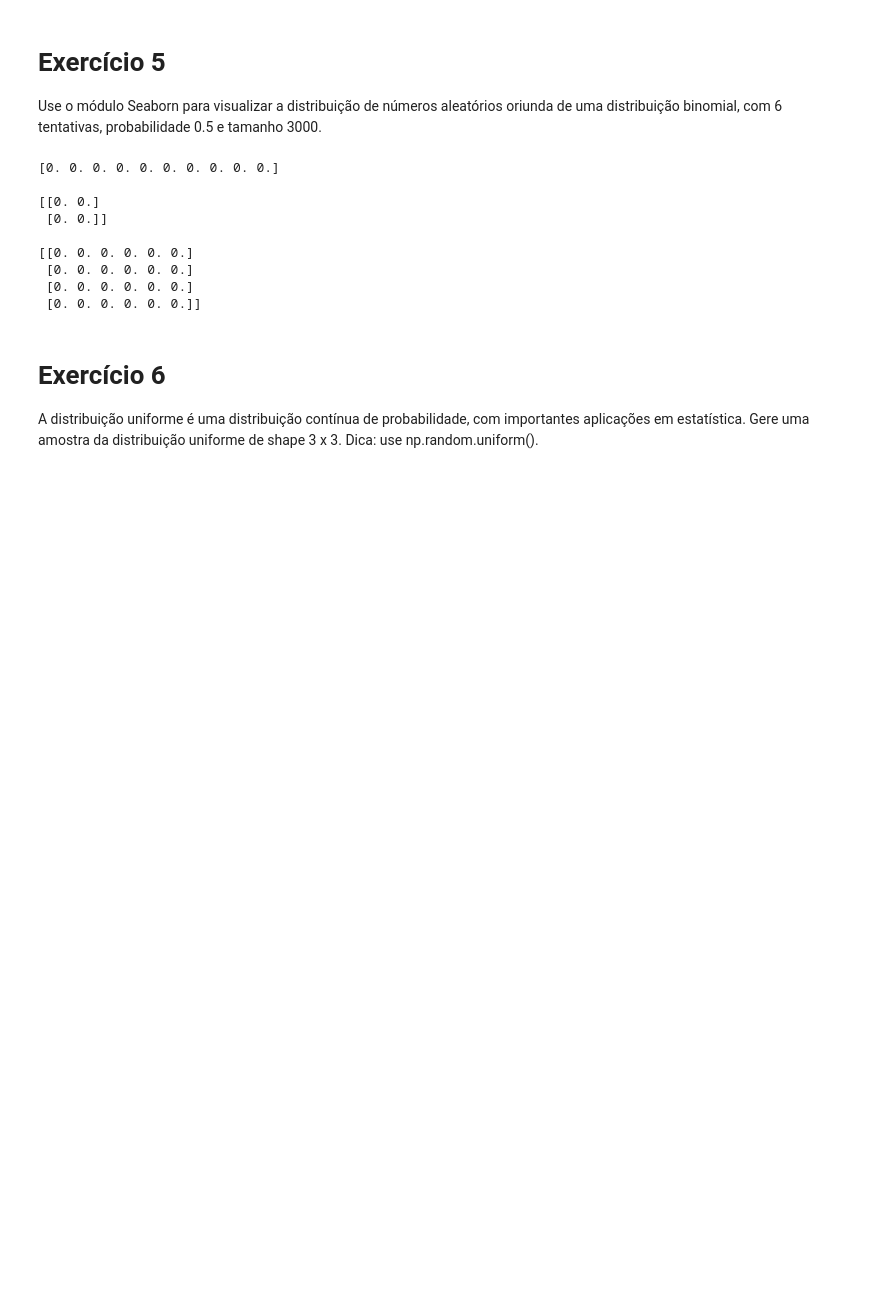
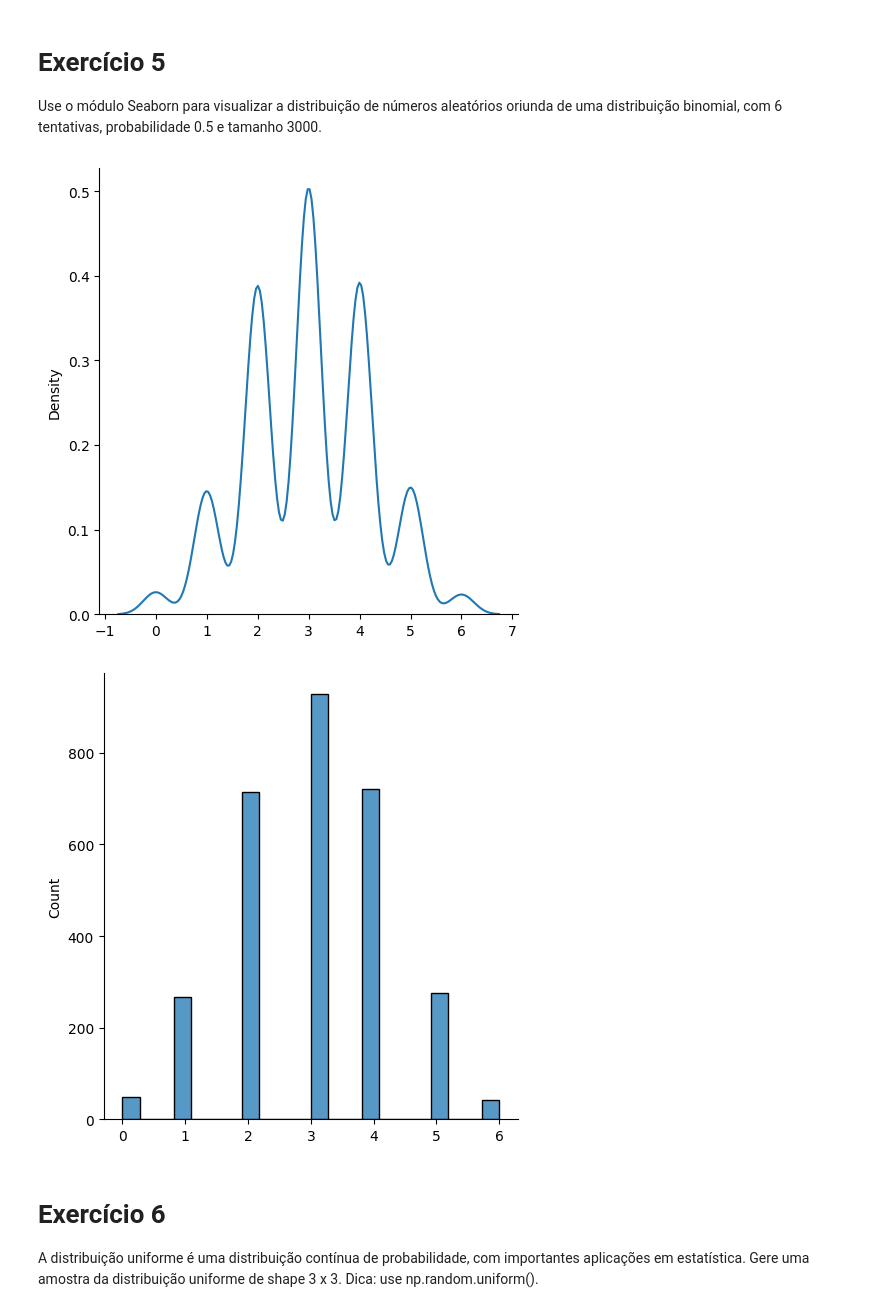
Before and after one commit to carlosedlucas/Curso_Udemy_Data_Science_com_Python, a Jupyter notebook: Numpy/3 - Random.ipynb, the cells around one changed output. Drawn from its saved outputs; the diff is of its cells as text; code cells hidden in the pictures; blank space fills up the shorter version.

```diff
--- a/Numpy/3 - Random.ipynb
+++ b/Numpy/3 - Random.ipynb
@@ -123,26 +99,15 @@ print(c)
 # Exercício 5
 
 Use o módulo Seaborn para visualizar a distribuição de números aleatórios oriunda de uma distribuição binomial, com 6 tentativas, probabilidade 0.5 e tamanho 3000.
-# %%
-a = np.zeros(shape= 10)
-b = np.zeros(shape= (2,2))
-c = np.zeros(shape= (4,6))
-
-print(a)
-print()
-print(b)
-print()
-print(c)
-# %% [output]
-[0. 0. 0. 0. 0. 0. 0. 0. 0. 0.]
-
-[[0. 0.]
- [0. 0.]]
-
-[[0. 0. 0. 0. 0. 0.]
- [0. 0. 0. 0. 0. 0.]
- [0. 0. 0. 0. 0. 0.]
- [0. 0. 0. 0. 0. 0.]]
+# %%
+data = np.random.binomial(n=6, p=0.5, size=3000)
+sns.displot(data=data, kind='kde')
+plt.show()
+sns.displot(data=data, kind='hist')
+plt.show()
+# %% [output]
+[figure, added]
+[figure, added]
 # %% [markdown]
 # Exercício 6
 
```
Also changed, not shown: parts of 40 cells of this notebook, 2 other files.
